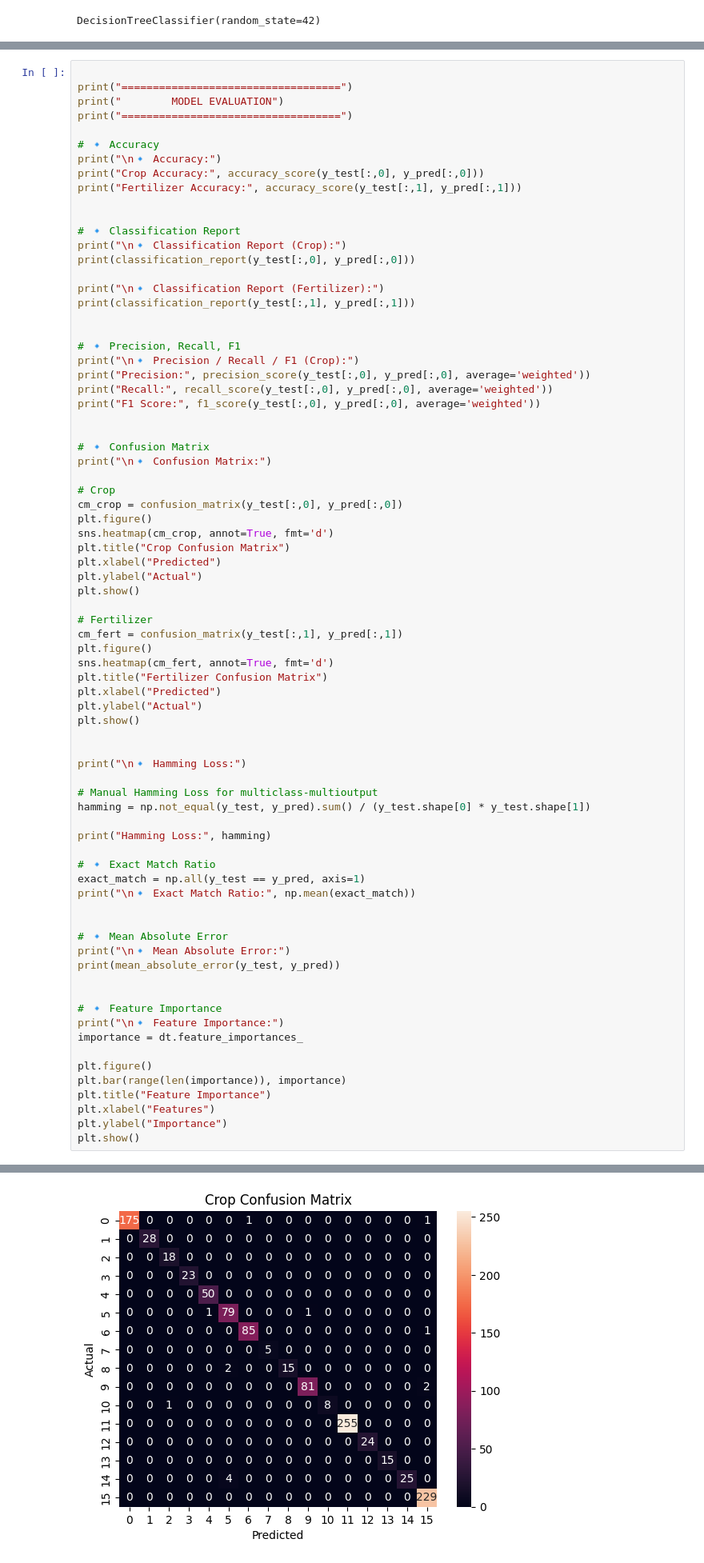
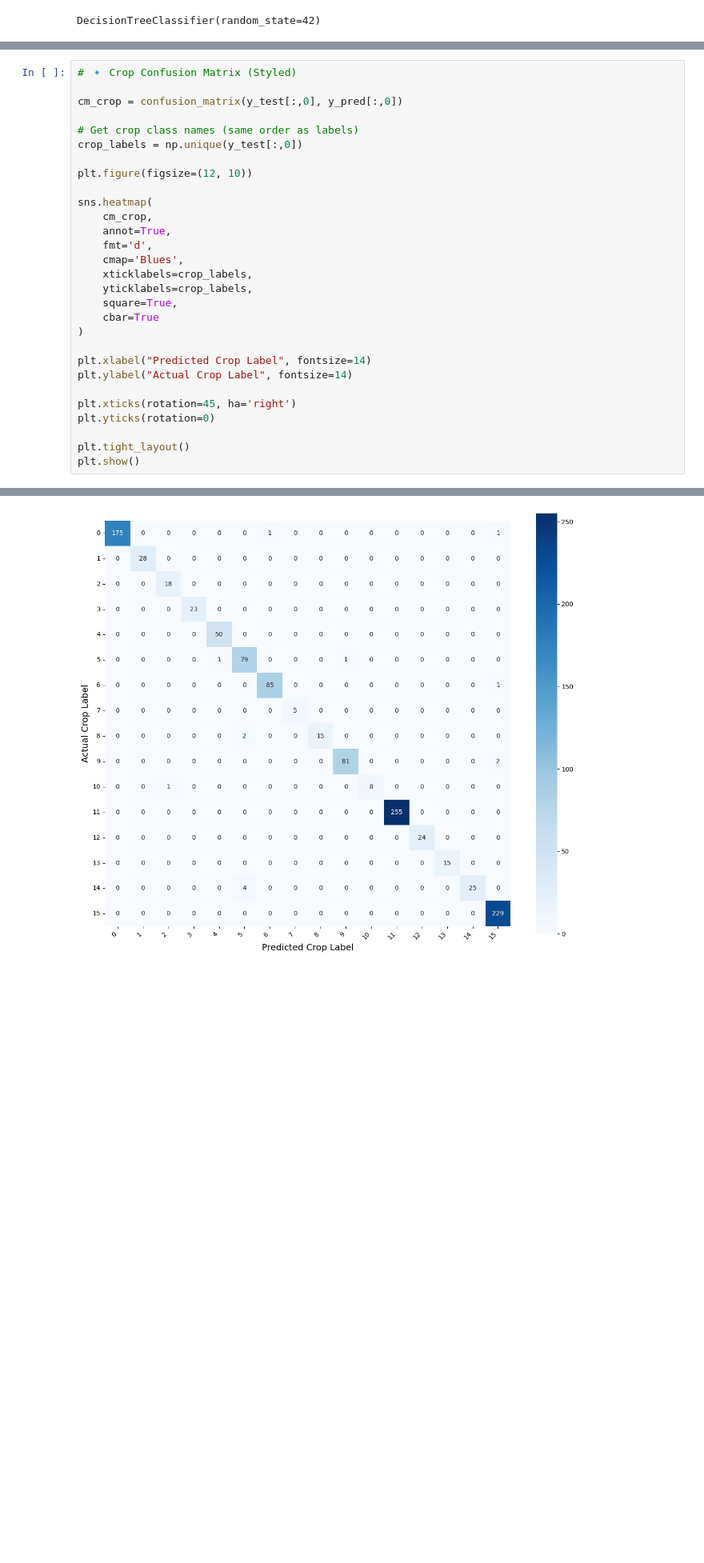
Before and after one commit to SwarnavoRay005/Smart-Crop-Advisor, a Jupyter notebook: Backend/model.ipynb, the cells around one changed output, grey strips where cells are left out. Shown at 80% size. Drawn from its saved outputs; the diff is of its cells as text; blank space fills up the shorter version.

Commit message:
Added new features and images

```diff
--- a/Backend/model.ipynb
+++ b/Backend/model.ipynb
@@ -155,79 +155,32 @@ weighted avg       0.93      0.93      0.93      1129
 # %% [markdown]
 ### MODEL EVALUATION:
 # %%
+# 🔹 Crop Confusion Matrix (Styled)
 
-print("===================================")
-print("        MODEL EVALUATION")
-print("===================================")
+cm_crop = confusion_matrix(y_test[:,0], y_pred[:,0])
 
-# 🔹 Accuracy
-print("\n🔹 Accuracy:")
-print("Crop Accuracy:", accuracy_score(y_test[:,0], y_pred[:,0]))
-print("Fertilizer Accuracy:", accuracy_score(y_test[:,1], y_pred[:,1]))
+# Get crop class names (same order as labels)
+crop_labels = np.unique(y_test[:,0])
 
+plt.figure(figsize=(12, 10))
 
-# 🔹 Classification Report
-print("\n🔹 Classification Report (Crop):")
-print(classification_report(y_test[:,0], y_pred[:,0]))
+sns.heatmap(
+    cm_crop,
+    annot=True,
+    fmt='d',
+    cmap='Blues',
+    xticklabels=crop_labels,
+    yticklabels=crop_labels,
+    square=True,
+    cbar=True
+)
 
-print("\n🔹 Classification Report (Fertilizer):")
-print(classification_report(y_test[:,1], y_pred[:,1]))
+plt.xlabel("Predicted Crop Label", fontsize=14)
+plt.ylabel("Actual Crop Label", fontsize=14)
 
+plt.xticks(rotation=45, ha='right')
+plt.yticks(rotation=0)
 
-# 🔹 Precision, Recall, F1
-print("\n🔹 Precision / Recall / F1 (Crop):")
-print("Precision:", precision_score(y_test[:,0], y_pred[:,0], average='weighted'))
-print("Recall:", recall_score(y_test[:,0], y_pred[:,0], average='weighted'))
-print("F1 Score:", f1_score(y_test[:,0], y_pred[:,0], average='weighted'))
-
-
-# 🔹 Confusion Matrix
-print("\n🔹 Confusion Matrix:")
-
-# Crop
-cm_crop = confusion_matrix(y_test[:,0], y_pred[:,0])
-plt.figure()
-sns.heatmap(cm_crop, annot=True, fmt='d')
-plt.title("Crop Confusion Matrix")
-plt.xlabel("Predicted")
-plt.ylabel("Actual")
+plt.tight_layout()
 plt.show()
-
-# Fertilizer
-cm_fert = confusion_matrix(y_test[:,1], y_pred[:,1])
-plt.figure()
-sns.heatmap(cm_fert, annot=True, fmt='d')
-plt.title("Fertilizer Confusion Matrix")
-plt.xlabel("Predicted")
-plt.ylabel("Actual")
-plt.show()
-
-
-print("\n🔹 Hamming Loss:")
-
-# Manual Hamming Loss for multiclass-multioutput
-hamming = np.not_equal(y_test, y_pred).sum() / (y_test.shape[0] * y_test.shape[1])
-
-print("Hamming Loss:", hamming)
-
-# 🔹 Exact Match Ratio
-exact_match = np.all(y_test == y_pred, axis=1)
-print("\n🔹 Exact Match Ratio:", np.mean(exact_match))
-
-
-# 🔹 Mean Absolute Error
-print("\n🔹 Mean Absolute Error:")
-print(mean_absolute_error(y_test, y_pred))
-
-
-# 🔹 Feature Importance
-print("\n🔹 Feature Importance:")
-importance = dt.feature_importances_
-
-plt.figure()
-plt.bar(range(len(importance)), importance)
-plt.title("Feature Importance")
-plt.xlabel("Features")
-plt.ylabel("Importance")
-plt.show()
 # %% [output]
@@ -251 +187 @@ F1 Score: 0.9874909946217193
-[figure, old version]
+[figure, new version]
```
Also changed, not shown: parts of 3 cells of this notebook, 7 other files.
